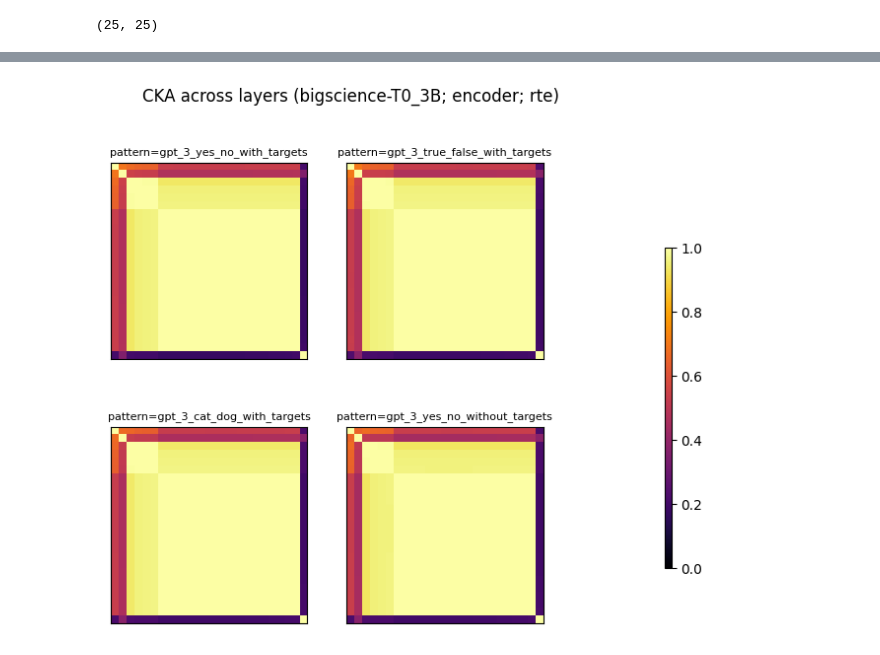
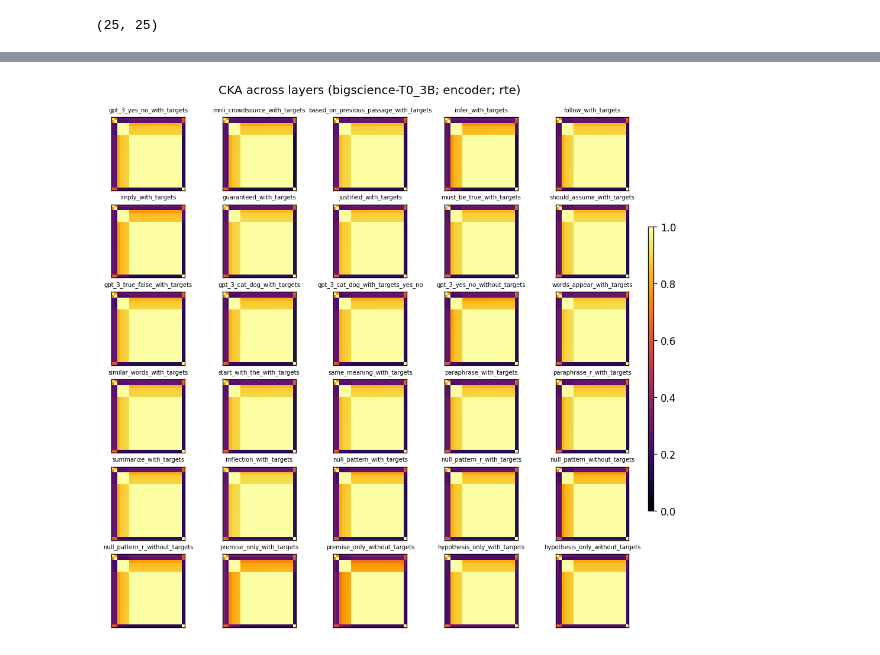
Before and after one commit to mmarius/t0-analysis, a Jupyter notebook: notebooks/T0_3B/rte/encoder/cka_encoder_per_layer.ipynb, the cells around one changed output, grey strips where cells are left out. Drawn from its saved outputs; the diff is of its cells as text; code cells hidden in the pictures.

```diff
--- a/notebooks/T0_3B/rte/encoder/cka_encoder_per_layer.ipynb
+++ b/notebooks/T0_3B/rte/encoder/cka_encoder_per_layer.ipynb
@@ -20,7 +25,8 @@ task = "rte"
 # %% [markdown]
 ## Prompts
 # %%
-df = read_templates_from_file(f"/t0-analysis/prompts/{task}/fixed_prompt.csv")
+df = read_templates_from_file(f"/t0-analysis/prompts/{task}/all.csv")
+# df = read_templates_from_file(f"/t0-analysis/prompts/{task}/fixed_prompt.csv")
 # df = read_templates_from_file(f"/t0-analysis/prompts/{task}/fixed_target_yes_no.csv")
 display(df)
 # %% [output]
@@ -77,7 +85,7 @@ elif task == 'wic':
 # %%
 representations = {}
 
-for _, row in df.iterrows():
+for _, row in tqdm(df.iterrows(), desc="patterns"):
     prompt_name = row['name']
 
     if prompt_name in use_pattern:
@@ -90,7 +98,8 @@ for _, row in df.iterrows():
             if layer_key not in representations[prompt_name]:
                 representations[prompt_name][layer_key] = {}
 
-            file_name = f"{task}/{model}/{module}/{row['name']}/hidden_represenations_layer{layer}_avg.hdf5"
+            # file_name = f"{task}/{model}/{module}/{row['name']}/hidden_represenations_layer{layer}_avg.hdf5"
+            file_name = f"{task}/{model}/{module}/{row['name']}/hidden_represenations_layer{layer}_avg-nopad.hdf5"
 
             # load hidden representations from hdf5 file
             representations[prompt_name][layer_key] = load_hidden_representations_from_hdf5(os.path.join(log_dir, file_name), silent=True)
@@ -103,7 +112,7 @@ dict_keys(['gpt_3_yes_no_with_targets', 'gpt_3_true_false_with_targets', 'gpt_3_
 np_cka = CKA()
 
 cka_scores_pattern = {}
-for pattern in list(representations.keys())[:]:
+for pattern in tqdm(list(representations.keys())[:], desc="patterns"):
     cka_scores = []
     for layer1 in representations[pattern].keys():
         cka_scores_layer1 = []
@@ -133,7 +142,7 @@ for pattern in list(cka_scores_pattern.keys())[:]:
     axes.set_ylabel("layer", fontsize=8)
     axes.set_yticks(np.arange(len(values)))
 
-    axes.set_title(f"CKA({model}; {module}; {task}; pattern={pattern})", fontsize=8)
+    axes.set_title(f"CKA({model}; {module}; {task}; {pattern})", fontsize=8)
 
     plt.tight_layout()
     plt.show()
@@ -146,35 +164,35 @@ for pattern in list(cka_scores_pattern.keys())[:]:
 # %%
-plt.figure(figsize=(6.5, 6.5), dpi=100)
+plt.figure(figsize=(8.0, 8.0), dpi=120)
 
 for l, pattern in enumerate(cka_scores_pattern.keys()):
     values = cka_scores_pattern[pattern]
 
-    plt.subplot(2, 2, l+1)
+    plt.subplot(6, 5, l+1)
     axes = plt.gca()
     axes.get_xaxis().set_visible(False)
     axes.get_yaxis().set_visible(False)
     im = axes.imshow(values, cmap='inferno', vmin=0.0, vmax=1.0)
     # Create colorbar
     # cbar = axes.figure.colorbar(im, ax=axes)
     # cbar.ax.set_ylabel("", rotation=-90, va="bottom")
 
     axes.set_xlabel("template", fontsize=8)
     axes.set_xticks(np.arange(len(values)))
     axes.set_ylabel("template", fontsize=8)
     axes.set_yticks(np.arange(len(values)))
 
     # axes.set_title(f"Pairwise CKA ({model}; {module}; {task}; layer={layer})", fontsize=8)
-    axes.set_title(f"pattern={pattern}", fontsize=8)
+    axes.set_title(f"{pattern}", fontsize=6)
 
 # add colorbar
 fig = plt.gcf()
 fig.subplots_adjust(right=0.8)
 cbar_ax = fig.add_axes([0.99, 0.23, 0.01, 0.5])
 fig.colorbar(im, cax=cbar_ax)
 
 plt.suptitle(f"CKA across layers ({model}; {module}; {task})")
-# plt.tight_layout()
+plt.tight_layout(h_pad=.0)
 plt.show()
 plt.close();
 # %% [output]
-[figure, old version]
+[figure, new version]
```
Also changed, not shown: parts of 8 cells of this notebook, 2 other files.
